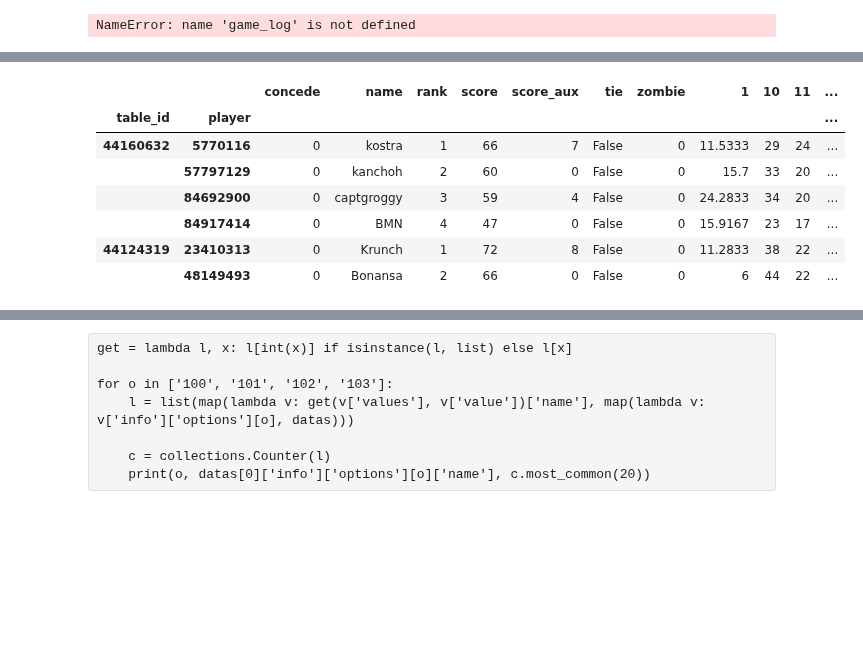
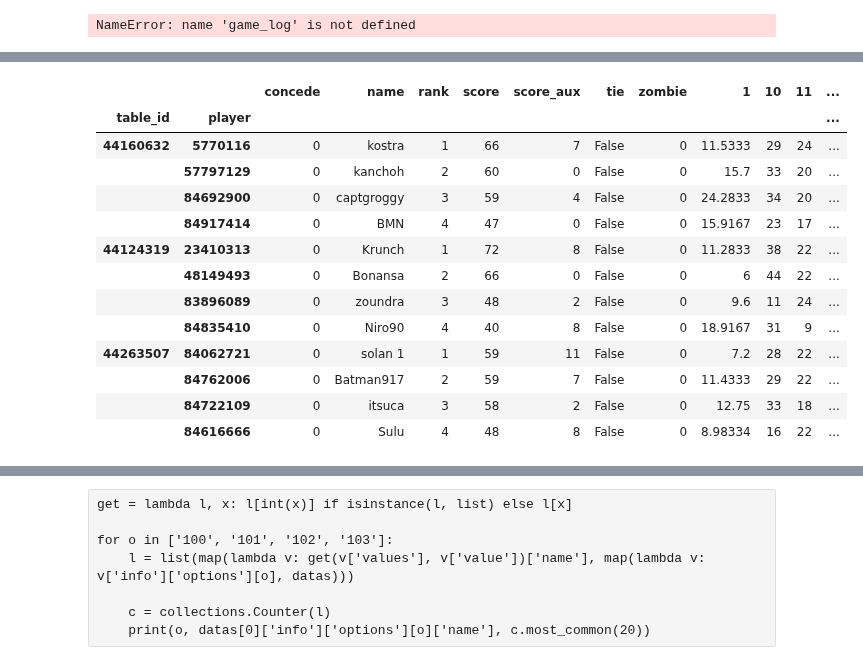
Before and after one commit to xiwix/binder, a Jupyter notebook: bga.puertorico.analyze.ipynb, the cells around one changed output, grey strips where cells are left out. Cells and saved outputs as stored; diff of their text form; code cells hidden in the pictures; blank space fills up the shorter version.

```diff
--- a/bga.puertorico.analyze.ipynb
+++ b/bga.puertorico.analyze.ipynb
@@ -274,13 +270,19 @@ df_table.head(3)
 # %%
 df_player = json_normalize(data=stats, record_path=['result'], meta='table_id')
 df_player = pd.concat([df_player.drop(columns=['stats', 'color', 'color_back']), pd.DataFrame(df_player['stats'].tolist())], axis=1).set_index(['table_id', 'player'])
-df_player.head(6)
+df_player.head(12)
 # %% [output]
 |  |  | concede | name | rank | score | score_aux | tie | zombie | 1 | 10 | 11 | ... |
 | table_id | player |  |  |  |  |  |  |  |  |  |  | ... |
 | 44160632 | 5770116 | 0 | kostra | 1 | 66 | 7 | False | 0 | 11.5333 | 29 | 24 | ... |
 |  | 57797129 | 0 | kanchoh | 2 | 60 | 0 | False | 0 | 15.7 | 33 | 20 | ... |
 |  | 84692900 | 0 | captgroggy | 3 | 59 | 4 | False | 0 | 24.2833 | 34 | 20 | ... |
 |  | 84917414 | 0 | BMN | 4 | 47 | 0 | False | 0 | 15.9167 | 23 | 17 | ... |
 | 44124319 | 23410313 | 0 | Krunch | 1 | 72 | 8 | False | 0 | 11.2833 | 38 | 22 | ... |
 |  | 48149493 | 0 | Bonansa | 2 | 66 | 0 | False | 0 | 6 | 44 | 22 | ... |
+|  | 83896089 | 0 | zoundra | 3 | 48 | 2 | False | 0 | 9.6 | 11 | 24 | ... |
+|  | 84835410 | 0 | Niro90 | 4 | 40 | 8 | False | 0 | 18.9167 | 31 | 9 | ... |
+| 44263507 | 84062721 | 0 | solan 1 | 1 | 59 | 11 | False | 0 | 7.2 | 28 | 22 | ... |
+|  | 84762006 | 0 | Batman917 | 2 | 59 | 7 | False | 0 | 11.4333 | 29 | 22 | ... |
+|  | 84722109 | 0 | itsuca | 3 | 58 | 2 | False | 0 | 12.75 | 33 | 18 | ... |
+|  | 84616666 | 0 | Sulu | 4 | 48 | 8 | False | 0 | 8.98334 | 16 | 22 | ... |
```
Also changed, not shown: parts of 12 cells of this notebook.
